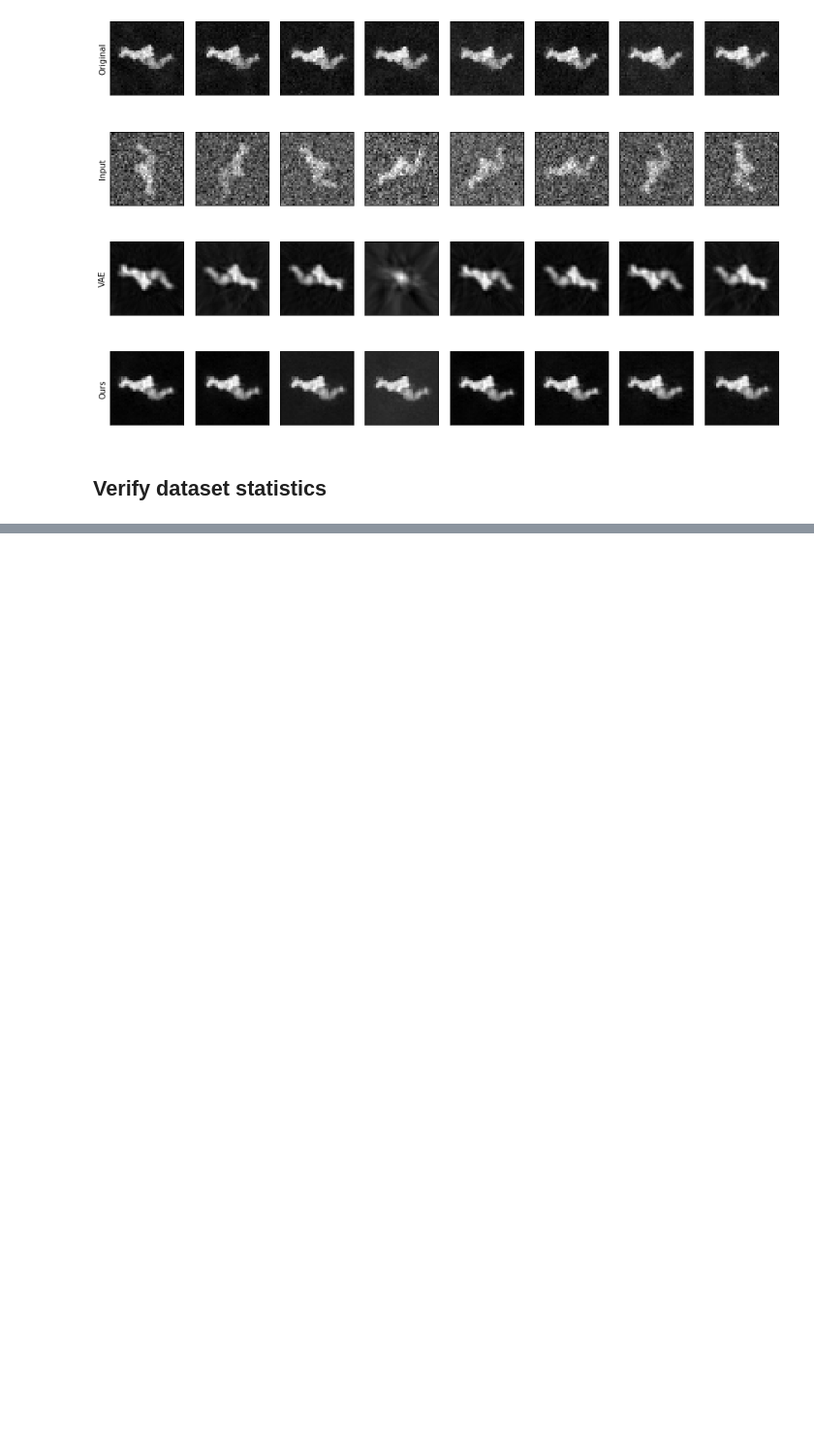
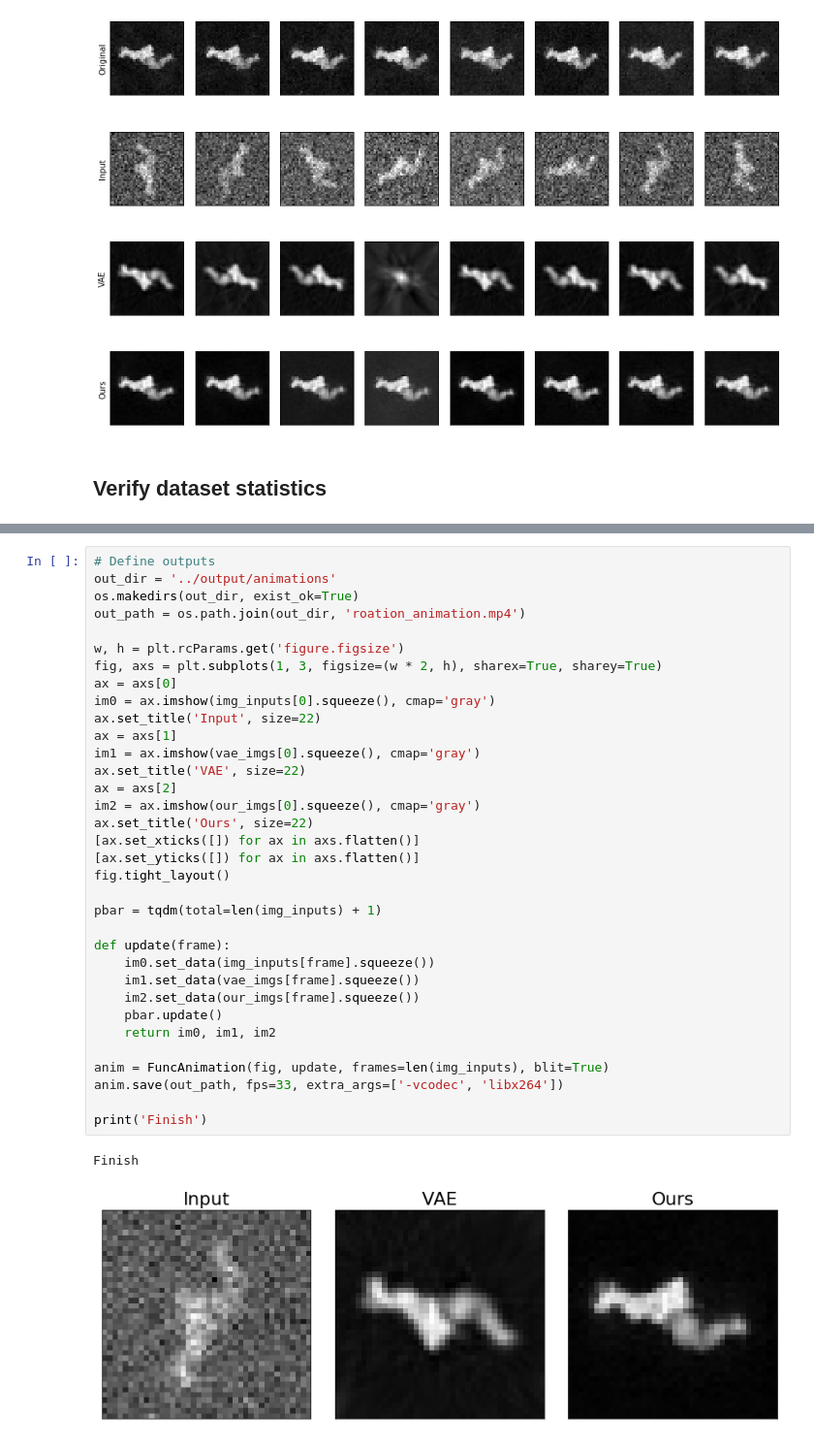
Before and after one commit to kobybibas/CryoEM_rotation_invariant, a Jupyter notebook: notebooks/5hdb_viz.ipynb, the cells around one changed output, grey strips where cells are left out. Shown at 97% size. Cells and saved outputs as stored; diff of their text form; blank space fills up the shorter version.

```diff
--- a/notebooks/5hdb_viz.ipynb
+++ b/notebooks/5hdb_viz.ipynb
@@ -103,0 +173,37 @@ tensor(0.9822) tensor(2.3510) tensor(16.0992) tensor(-8.7009)
+# %%
+# Define outputs
+out_dir = '../output/animations'
+os.makedirs(out_dir, exist_ok=True)
+out_path = os.path.join(out_dir, 'roation_animation.mp4')
+
+w, h = plt.rcParams.get('figure.figsize')
+fig, axs = plt.subplots(1, 3, figsize=(w * 2, h), sharex=True, sharey=True)
+ax = axs[0]
+im0 = ax.imshow(img_inputs[0].squeeze(), cmap='gray')
+ax.set_title('Input', size=22)
+ax = axs[1]
+im1 = ax.imshow(vae_imgs[0].squeeze(), cmap='gray')
+ax.set_title('VAE', size=22)
+ax = axs[2]
+im2 = ax.imshow(our_imgs[0].squeeze(), cmap='gray')
+ax.set_title('Ours', size=22)
+[ax.set_xticks([]) for ax in axs.flatten()]
+[ax.set_yticks([]) for ax in axs.flatten()]
+fig.tight_layout()
+
+pbar = tqdm(total=len(img_inputs) + 1)
+
+def update(frame):
+    im0.set_data(img_inputs[frame].squeeze())
+    im1.set_data(vae_imgs[frame].squeeze())
+    im2.set_data(our_imgs[frame].squeeze())
+    pbar.update()
+    return im0, im1, im2
+
+anim = FuncAnimation(fig, update, frames=len(img_inputs), blit=True)
+anim.save(out_path, fps=33, extra_args=['-vcodec', 'libx264'])
+
+print('Finish')
+# %% [output]
+Finish
+[figure, added]
```
Also changed, not shown: parts of 7 cells of this notebook, 1 other file.
